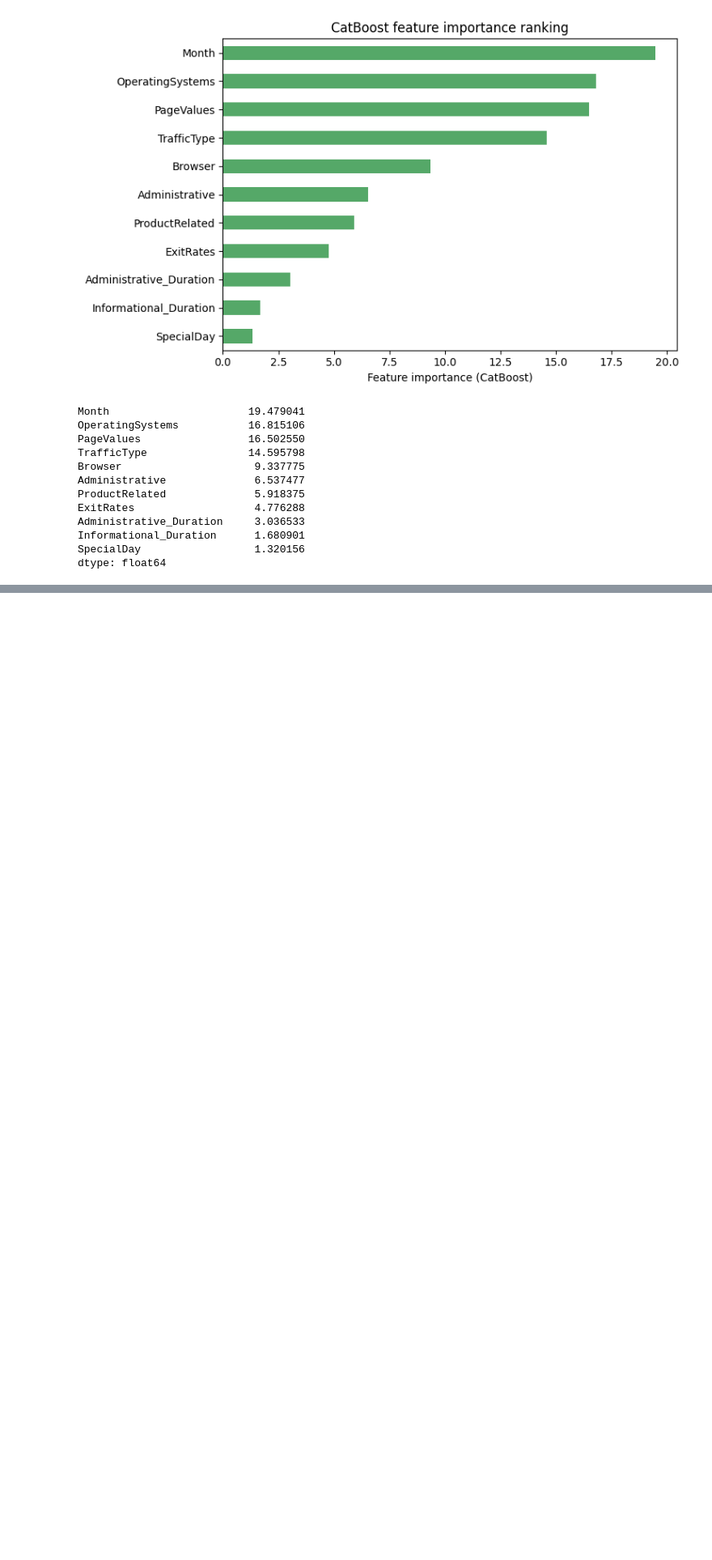
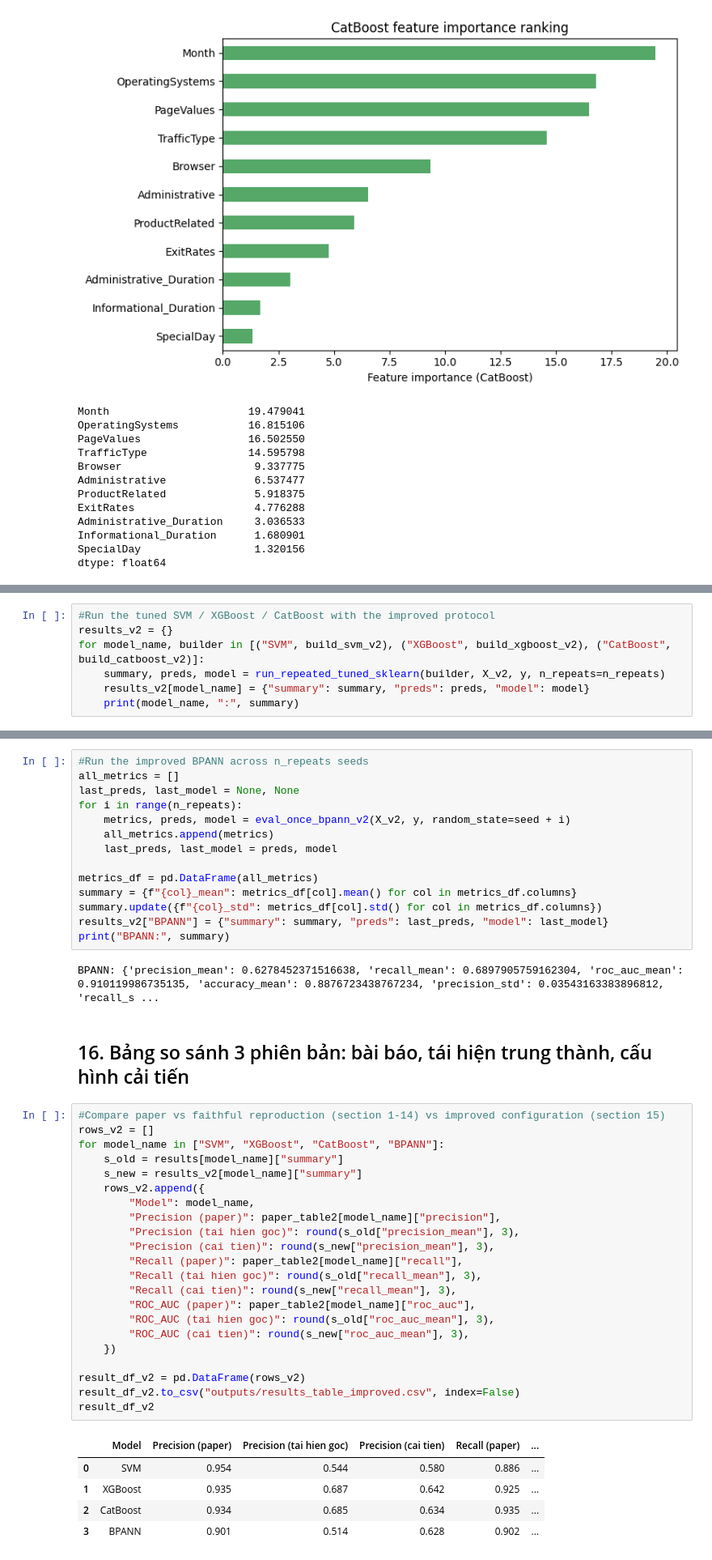
Before and after one commit to VuNgoHust123/PAPER_THANH, a Jupyter notebook: Purchase_Prediction_ConsumerBehavior.ipynb, the cells around one changed output, grey strips where cells are left out. Shown at 81% size. Saved outputs shown, nothing was run; the diff lists cells and outputs as text; blank space fills up the shorter version.

```diff
--- a/Purchase_Prediction_ConsumerBehavior.ipynb
+++ b/Purchase_Prediction_ConsumerBehavior.ipynb
@@ -627,0 +771,7 @@ dtype: float64
+# %%
+#Run the tuned SVM / XGBoost / CatBoost with the improved protocol
+results_v2 = {}
+for model_name, builder in [("SVM", build_svm_v2), ("XGBoost", build_xgboost_v2), ("CatBoost", build_catboost_v2)]:
+    summary, preds, model = run_repeated_tuned_sklearn(builder, X_v2, y, n_repeats=n_repeats)
+    results_v2[model_name] = {"summary": summary, "preds": preds, "model": model}
+    print(model_name, ":", summary)
@@ -627,0 +858,46 @@ dtype: float64
+# %%
+#Run the improved BPANN across n_repeats seeds
+all_metrics = []
+last_preds, last_model = None, None
+for i in range(n_repeats):
+    metrics, preds, model = eval_once_bpann_v2(X_v2, y, random_state=seed + i)
+    all_metrics.append(metrics)
+    last_preds, last_model = preds, model
+
+metrics_df = pd.DataFrame(all_metrics)
+summary = {f"{col}_mean": metrics_df[col].mean() for col in metrics_df.columns}
+summary.update({f"{col}_std": metrics_df[col].std() for col in metrics_df.columns})
+results_v2["BPANN"] = {"summary": summary, "preds": last_preds, "model": last_model}
+print("BPANN:", summary)
+# %% [output]
+BPANN: {'precision_mean': 0.6278452371516638, 'recall_mean': 0.6897905759162304, 'roc_auc_mean': 0.910119986735135, 'accuracy_mean': 0.8876723438767234, 'precision_std': 0.03543163383896812, 'recall_s ...
+# %% [markdown]
+## 16. Bảng so sánh 3 phiên bản: bài báo, tái hiện trung thành, cấu hình cải tiến
+# %%
+#Compare paper vs faithful reproduction (section 1-14) vs improved configuration (section 15)
+rows_v2 = []
+for model_name in ["SVM", "XGBoost", "CatBoost", "BPANN"]:
+    s_old = results[model_name]["summary"]
+    s_new = results_v2[model_name]["summary"]
+    rows_v2.append({
+        "Model": model_name,
+        "Precision (paper)": paper_table2[model_name]["precision"],
+        "Precision (tai hien goc)": round(s_old["precision_mean"], 3),
+        "Precision (cai tien)": round(s_new["precision_mean"], 3),
+        "Recall (paper)": paper_table2[model_name]["recall"],
+        "Recall (tai hien goc)": round(s_old["recall_mean"], 3),
+        "Recall (cai tien)": round(s_new["recall_mean"], 3),
+        "ROC_AUC (paper)": paper_table2[model_name]["roc_auc"],
+        "ROC_AUC (tai hien goc)": round(s_old["roc_auc_mean"], 3),
+        "ROC_AUC (cai tien)": round(s_new["roc_auc_mean"], 3),
+    })
+
+result_df_v2 = pd.DataFrame(rows_v2)
+result_df_v2.to_csv("outputs/results_table_improved.csv", index=False)
+result_df_v2
+# %% [output]
+|  | Model | Precision (paper) | Precision (tai hien goc) | Precision (cai tien) | Recall (paper) | ... |
+| 0 | SVM | 0.954 | 0.544 | 0.580 | 0.886 | ... |
+| 1 | XGBoost | 0.935 | 0.687 | 0.642 | 0.925 | ... |
+| 2 | CatBoost | 0.934 | 0.685 | 0.634 | 0.935 | ... |
+| 3 | BPANN | 0.901 | 0.514 | 0.628 | 0.902 | ... |
```
Also changed, not shown: parts of 14 cells of this notebook, 5 other files.
